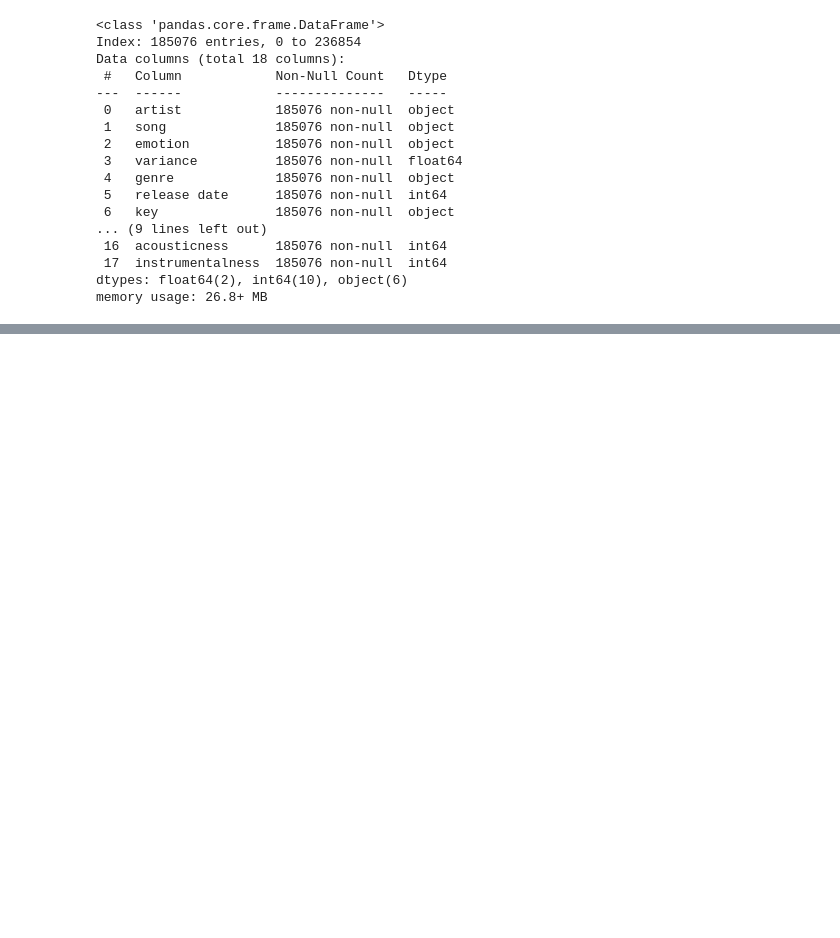
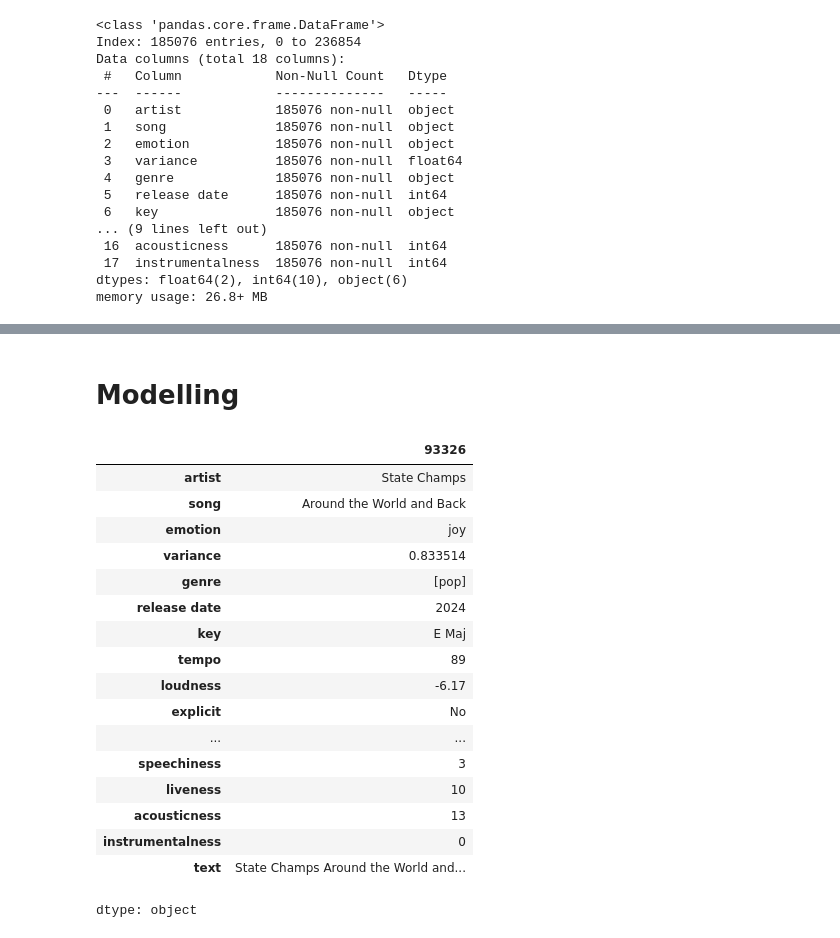
Before and after one commit to MHzNug/Submission-Machine-Learning-Terapan, a Jupyter notebook: Recommendation System/Notebook.ipynb, the cells around one changed output, grey strips where cells are left out. Saved outputs shown, nothing was run; the diff lists cells and outputs as text; code cells hidden in the pictures; blank space fills up the shorter version.

```diff
--- a/Recommendation System/Notebook.ipynb
+++ b/Recommendation System/Notebook.ipynb
@@ -346,0 +400,2 @@ MemoryError: Unable to allocate 187. GiB for an array with shape (25084233930,)
+# %% [markdown]
+# Modelling
@@ -346,0 +421,21 @@ MemoryError: Unable to allocate 187. GiB for an array with shape (25084233930,)
+# %%
+df.sample(1, random_state=42).iloc[0]
+# %% [output]
+|  | 93326 |
+| artist | State Champs |
+| song | Around the World and Back |
+| emotion | joy |
+| variance | 0.833514 |
+| genre | [pop] |
+| release date | 2024 |
+| key | E Maj |
+| tempo | 89 |
+| loudness | -6.17 |
+| explicit | No |
+| ... | ... |
+| speechiness | 3 |
+| liveness | 10 |
+| acousticness | 13 |
+| instrumentalness | 0 |
+| text | State Champs Around the World and... |
+dtype: object
```
Also changed, not shown: parts of 9 cells of this notebook.
